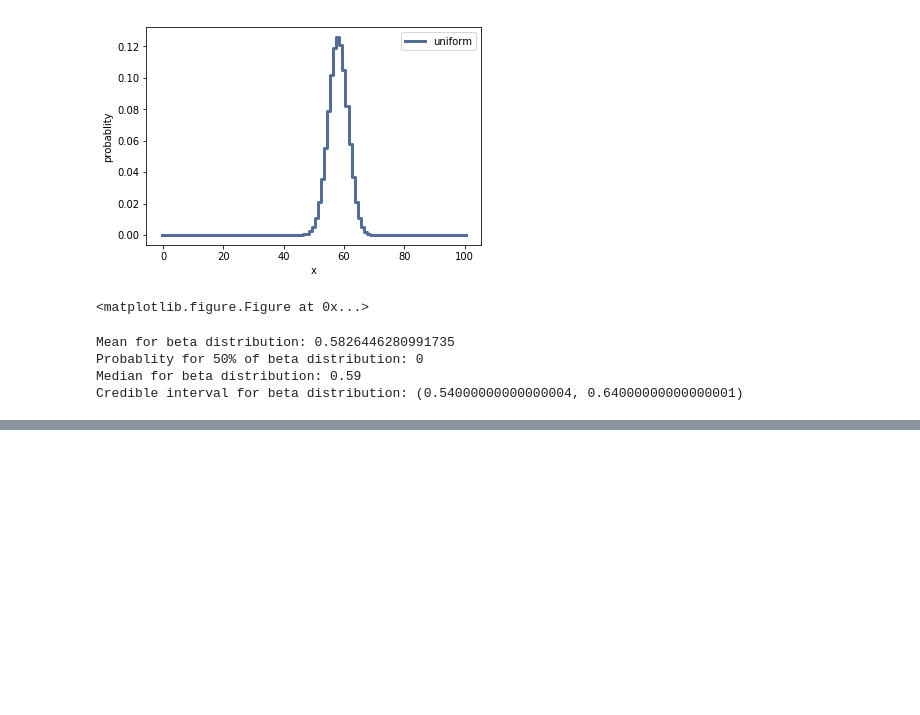
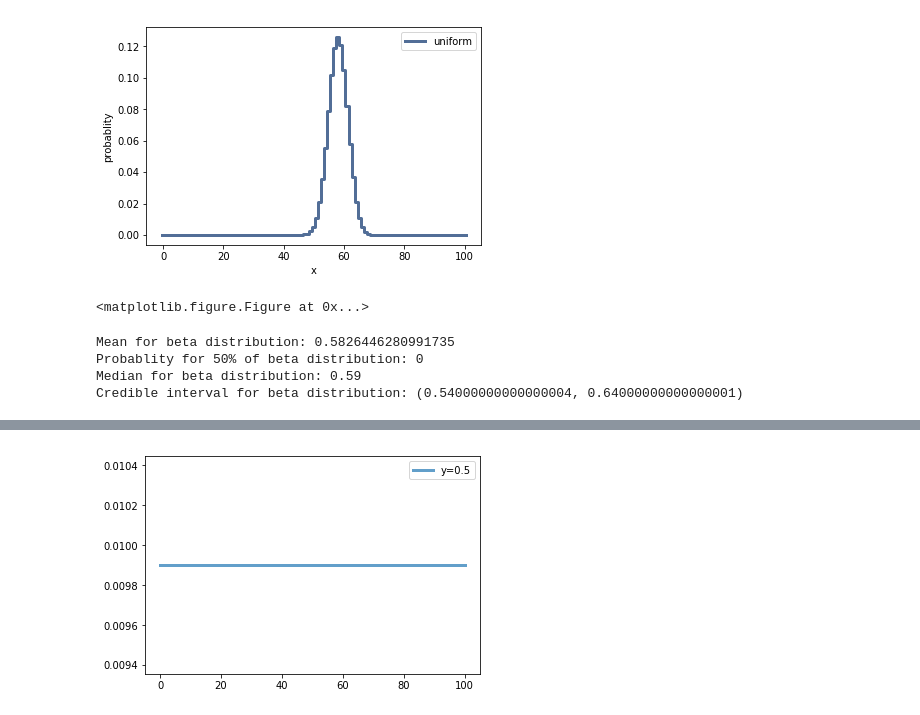
Before and after one commit to llv22/thinkbayes, a Jupyter notebook: chapter4/chapter4_statistic.ipynb, the cells around one changed output, grey strips where cells are left out. Saved outputs shown, nothing was run; the diff lists cells and outputs as text; code cells hidden in the pictures; blank space fills up the shorter version.

```diff
--- a/chapter4/chapter4_statistic.ipynb
+++ b/chapter4/chapter4_statistic.ipynb
@@ -152,0 +219,6 @@ Credible interval for beta distribution: (0.54000000000000004, 0.640000000000000
+# %%
+# Solution 4 : At `y=0.5`, the measurement provides no information, so the posterior equals the prior:
+compute_prior(0.5)
+thinkplot.config(legend=True)
+# %% [output]
+[figure, added]
```
Also changed, not shown: parts of 8 cells of this notebook, 1 other file.
